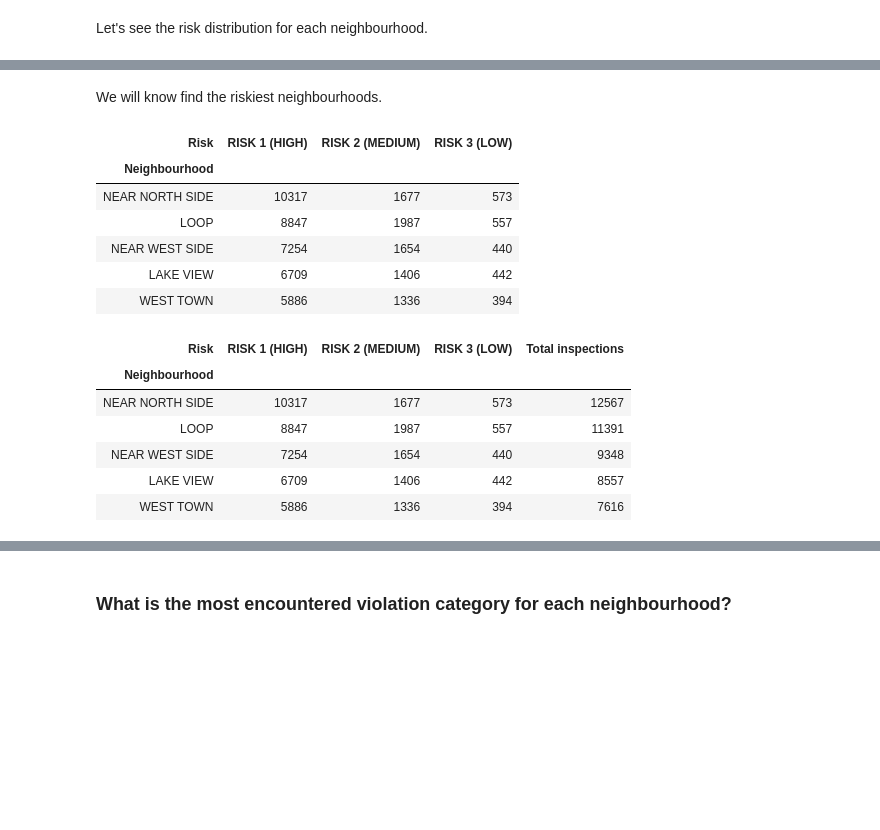
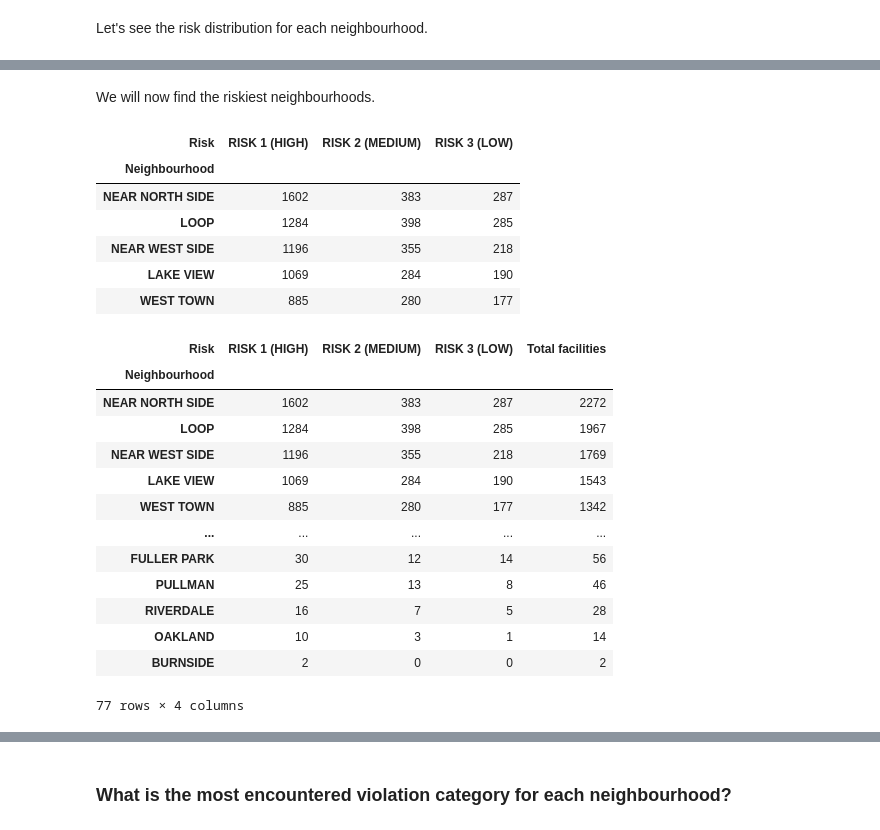
Before and after one commit to Gondolav/ADA-project, a Jupyter notebook: notebook.ipynb, the cells around one changed output, grey strips where cells are left out. Drawn from its saved outputs; the diff is of its cells as text; code cells hidden in the pictures; blank space fills up the shorter version.

```diff
--- a/notebook.ipynb
+++ b/notebook.ipynb
@@ -1027,0 +1014,5 @@ risks_per_hood.head()
+# %%
+# We use drop duplicates as we want to consider each facility just once
+risks_per_hood = df.drop_duplicates('License #').groupby(['Neighbourhood'])['Risk'].value_counts().unstack().drop('ALL', axis=1).fillna(0)
+risks_per_hood = risks_per_hood.apply(lambda x: x.astype(int))
+risks_per_hood.head()
@@ -1028,28 +1027,33 @@ risks_per_hood.head()
 # %% [markdown]
-We will know find the riskiest neighbourhoods.
+We will now find the riskiest neighbourhoods.
 # %%
 risks_per_hood = risks_per_hood.sort_values(['RISK 1 (HIGH)', 'RISK 2 (MEDIUM)', 'RISK 3 (LOW)'], axis=0, ascending=False)
 risks_per_hood.head()
 # %% [output]
 | Risk | RISK 1 (HIGH) | RISK 2 (MEDIUM) | RISK 3 (LOW) |
 | Neighbourhood |  |  |  |
-| NEAR NORTH SIDE | 10317 | 1677 | 573 |
-| LOOP | 8847 | 1987 | 557 |
-| NEAR WEST SIDE | 7254 | 1654 | 440 |
-| LAKE VIEW | 6709 | 1406 | 442 |
-| WEST TOWN | 5886 | 1336 | 394 |
+| NEAR NORTH SIDE | 1602 | 383 | 287 |
+| LOOP | 1284 | 398 | 285 |
+| NEAR WEST SIDE | 1196 | 355 | 218 |
+| LAKE VIEW | 1069 | 284 | 190 |
+| WEST TOWN | 885 | 280 | 177 |
 # %%
 risks_per_hood_normalized = risks_per_hood.copy()
-risks_per_hood_normalized['Total inspections'] = risks_per_hood_normalized['RISK 1 (HIGH)'] + \
-                                                 risks_per_hood_normalized['RISK 2 (MEDIUM)'] + \
-                                                 risks_per_hood_normalized['RISK 3 (LOW)']
-risks_per_hood_normalized.head()
+risks_per_hood_normalized['Total facilities'] = risks_per_hood_normalized.sum(axis=1)
+risks_per_hood_normalized
 # %% [output]
-| Risk | RISK 1 (HIGH) | RISK 2 (MEDIUM) | RISK 3 (LOW) | Total inspections |
+| Risk | RISK 1 (HIGH) | RISK 2 (MEDIUM) | RISK 3 (LOW) | Total facilities |
 | Neighbourhood |  |  |  |  |
-| NEAR NORTH SIDE | 10317 | 1677 | 573 | 12567 |
-| LOOP | 8847 | 1987 | 557 | 11391 |
-| NEAR WEST SIDE | 7254 | 1654 | 440 | 9348 |
-| LAKE VIEW | 6709 | 1406 | 442 | 8557 |
-| WEST TOWN | 5886 | 1336 | 394 | 7616 |
+| NEAR NORTH SIDE | 1602 | 383 | 287 | 2272 |
+| LOOP | 1284 | 398 | 285 | 1967 |
+| NEAR WEST SIDE | 1196 | 355 | 218 | 1769 |
+| LAKE VIEW | 1069 | 284 | 190 | 1543 |
+| WEST TOWN | 885 | 280 | 177 | 1342 |
+| ... | ... | ... | ... | ... |
+| FULLER PARK | 30 | 12 | 14 | 56 |
+| PULLMAN | 25 | 13 | 8 | 46 |
+| RIVERDALE | 16 | 7 | 5 | 28 |
+| OAKLAND | 10 | 3 | 1 | 14 |
+| BURNSIDE | 2 | 0 | 0 | 2 |
+77 rows × 4 columns
 # %%
```
Also changed, not shown: parts of 12 cells of this notebook.
